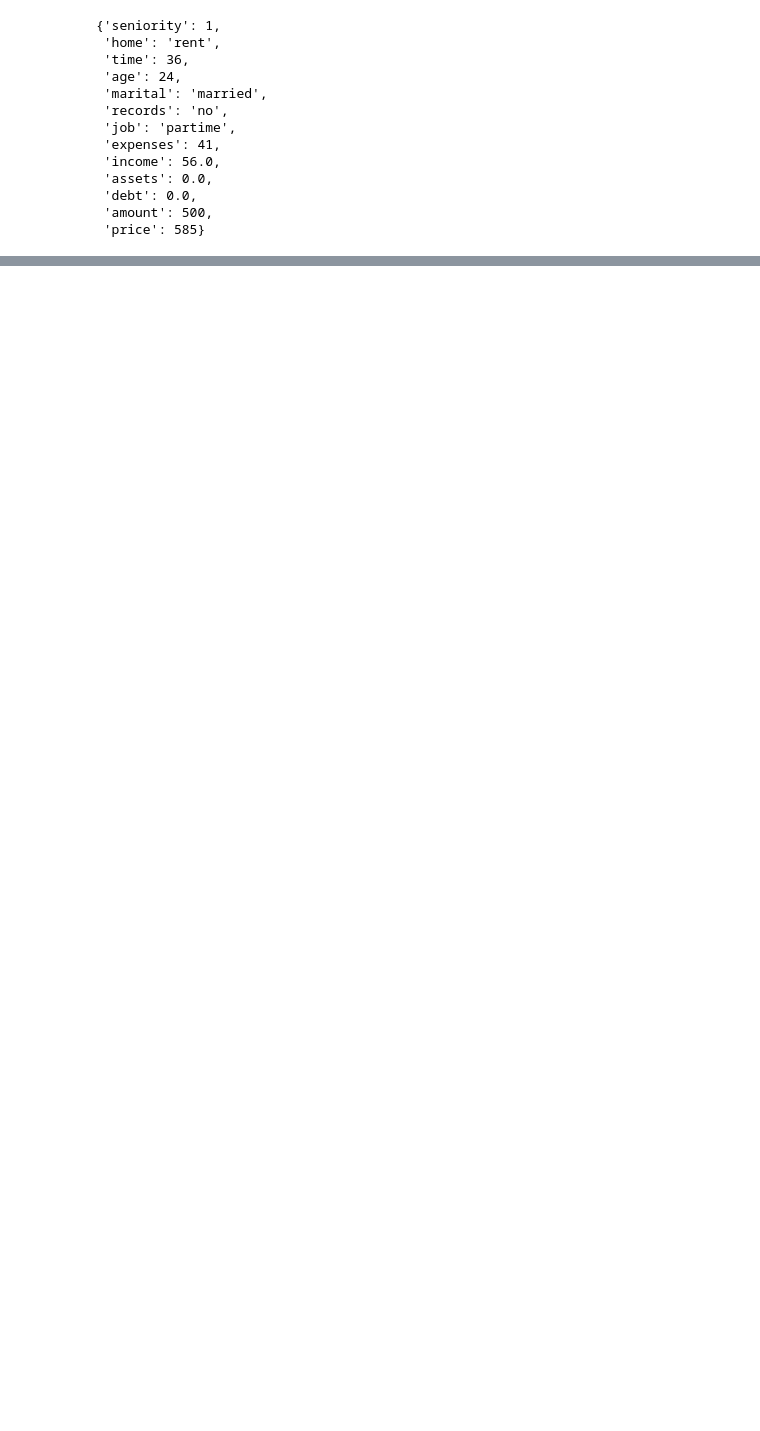
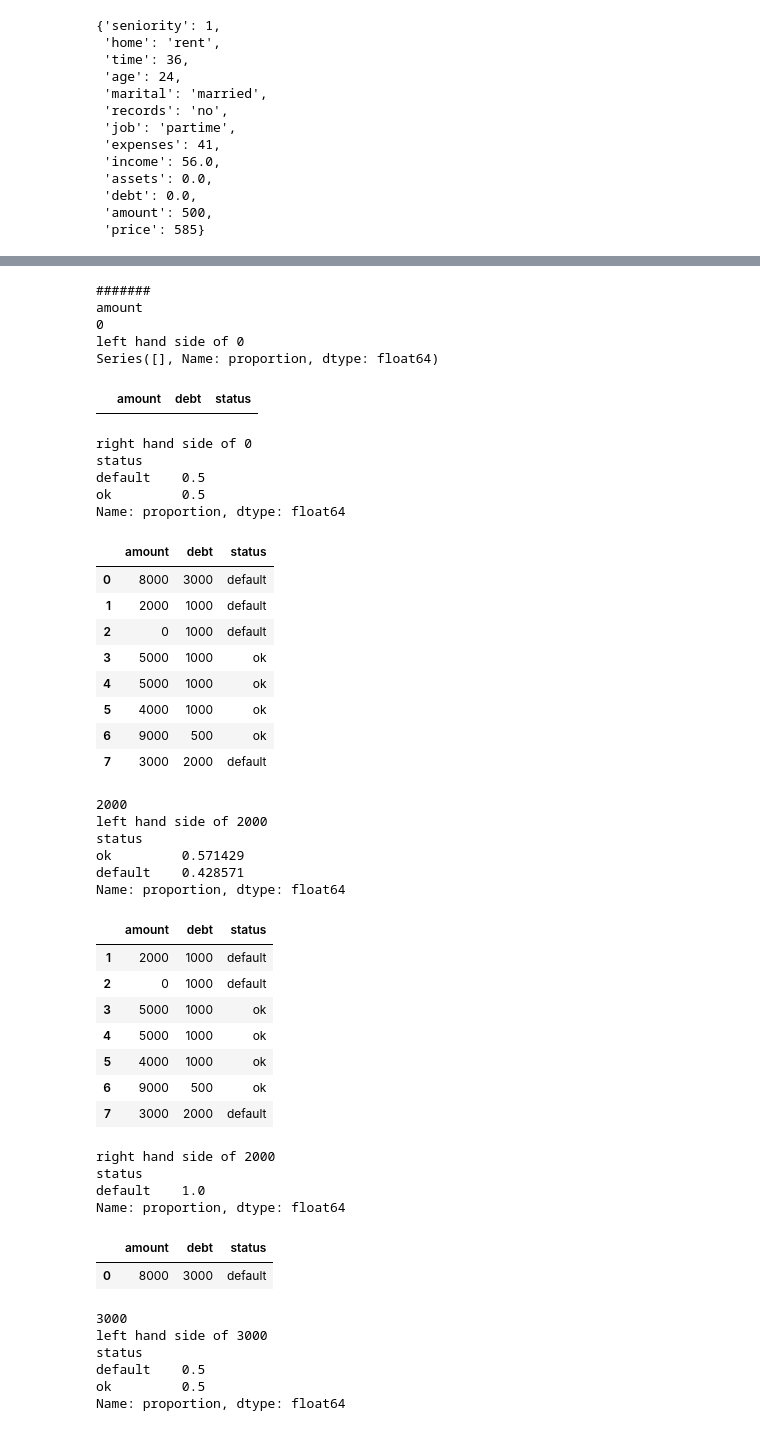
Before and after one commit to Jaykold/mlzoomcamp, a Jupyter notebook: week6/ML_zoomcamp_wk6.ipynb, the cells around one changed output, grey strips where cells are left out. Drawn from its saved outputs; the diff is of its cells as text; code cells hidden in the pictures; blank space fills up the shorter version.

```diff
--- a/week6/ML_zoomcamp_wk6.ipynb
+++ b/week6/ML_zoomcamp_wk6.ipynb
@@ -175,0 +278,13 @@ df_train.iloc[0].to_dict()
+# %%
+Ts = [0, 2000, 3000, 4000, 5000, 8000]
+
+for T in Ts:
+    df_left = df_example[df_example.amount <= T]
+    df_right = df_example[df_example.amount > T]
+
+    print(f"left hand side of {T} \n{df_left.status.value_counts(normalize=True)}")
+    display(df_left)
+    print(f"right hand side of {T} \n{df_right.status.value_counts(normalize=True)}")
+    display(df_right)
+
+    print()
@@ -175,0 +374,67 @@ df_train.iloc[0].to_dict()
+# %%
+thresholds = {
+    'amount': [0, 2000, 3000, 4000, 5000, 8000],
+    'debt': [500, 1000, 2000]
+}
+# %%
+for feature, Ts in thresholds.items():
+    print("#######")
+    print(feature)
+    for T in Ts:
+        print(T)
+        df_left = df_example1[df_example1[key] <= T]
+        df_right = df_example1[df_example1[key] > T]
+
+        print(f"left hand side of {T} \n{df_left.status.value_counts(normalize=True)}")
+        display(df_left)
+        print(f"right hand side of {T} \n{df_right.status.value_counts(normalize=True)}")
+        display(df_right)
+
+        print()
+# %% [output]
+#######
+amount
+0
+left hand side of 0
+Series([], Name: proportion, dtype: float64)
+|  | amount | debt | status |
+right hand side of 0
+status
+default    0.5
+ok         0.5
+Name: proportion, dtype: float64
+|  | amount | debt | status |
+| 0 | 8000 | 3000 | default |
+| 1 | 2000 | 1000 | default |
+| 2 | 0 | 1000 | default |
+| 3 | 5000 | 1000 | ok |
+| 4 | 5000 | 1000 | ok |
+| 5 | 4000 | 1000 | ok |
+| 6 | 9000 | 500 | ok |
+| 7 | 3000 | 2000 | default |
+2000
+left hand side of 2000
+status
+ok         0.571429
+default    0.428571
+Name: proportion, dtype: float64
+|  | amount | debt | status |
+| 1 | 2000 | 1000 | default |
+| 2 | 0 | 1000 | default |
+| 3 | 5000 | 1000 | ok |
+| 4 | 5000 | 1000 | ok |
+| 5 | 4000 | 1000 | ok |
+| 6 | 9000 | 500 | ok |
+| 7 | 3000 | 2000 | default |
+right hand side of 2000
+status
+default    1.0
+Name: proportion, dtype: float64
+|  | amount | debt | status |
+| 0 | 8000 | 3000 | default |
+3000
+left hand side of 3000
+status
+default    0.5
+ok         0.5
+Name: proportion, dtype: float64
```
Also changed, not shown: parts of 21 cells of this notebook.
